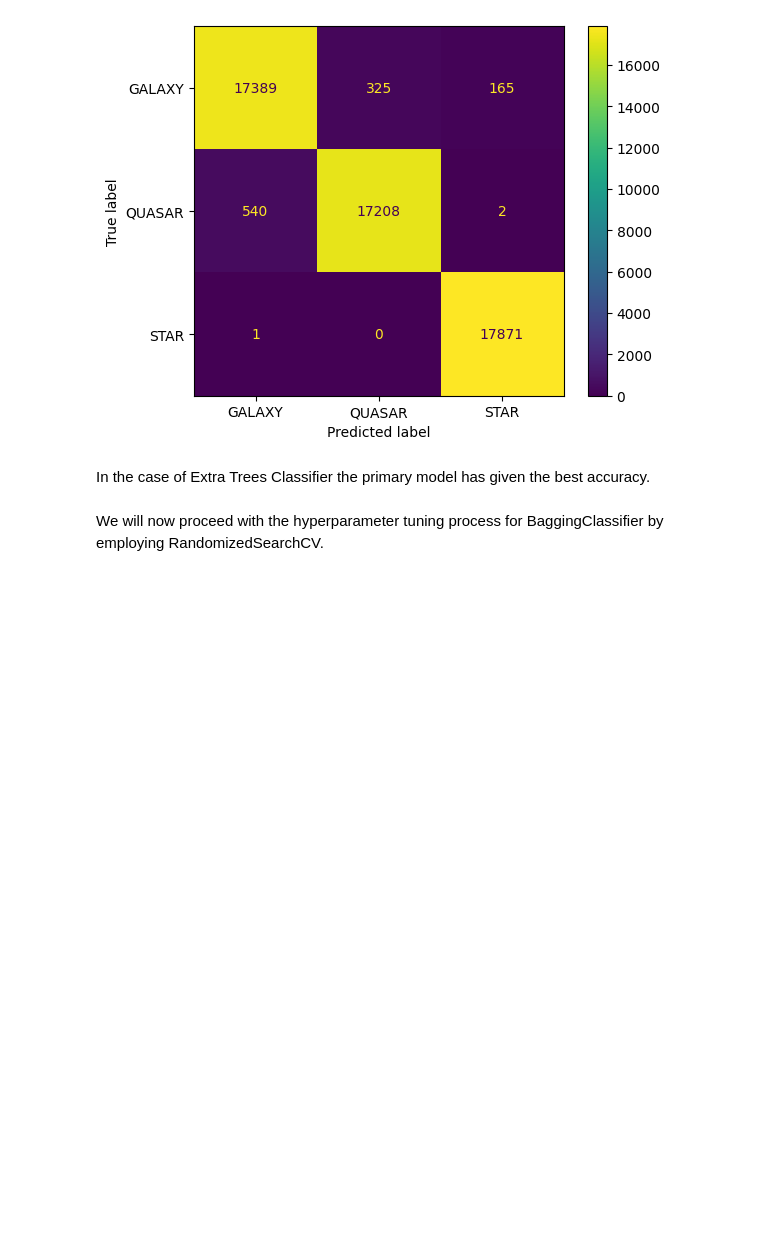
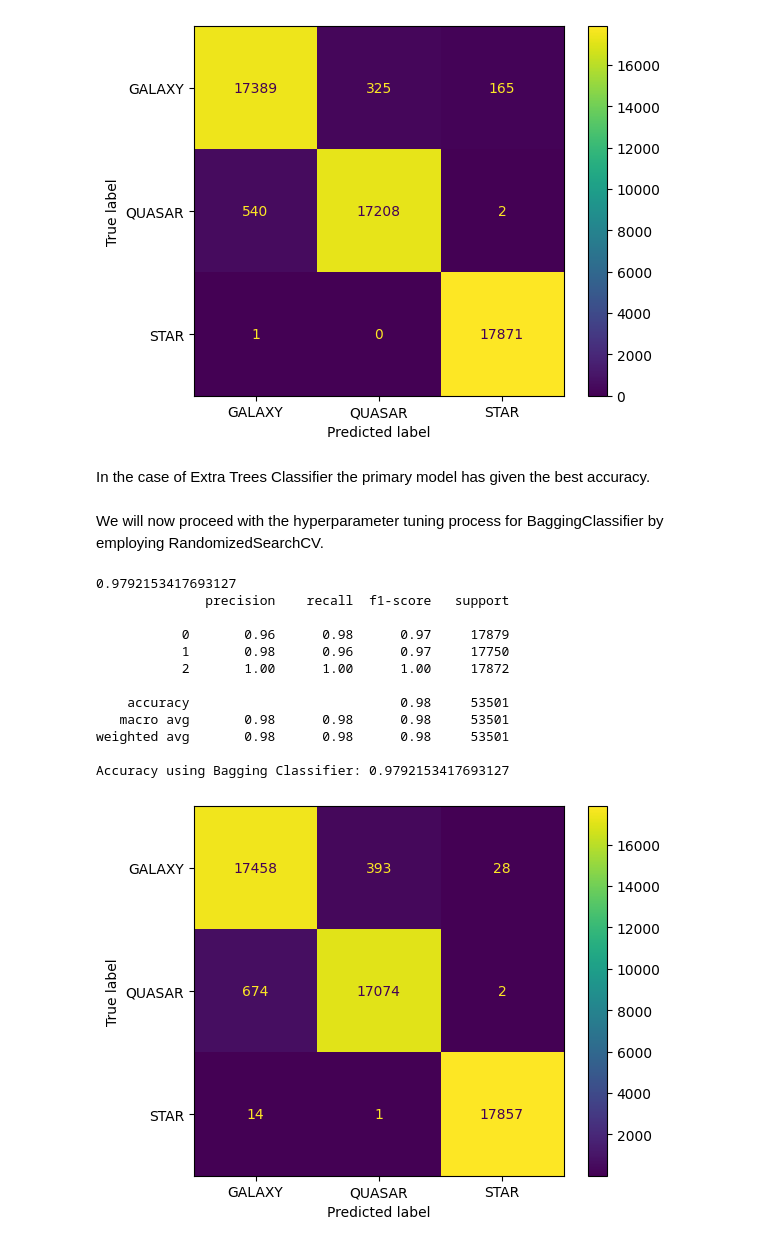
Before and after one commit to Ahmed-Estiak/stellar-classification-using-SMOTE-and-classifiers-ensemble, a Jupyter notebook: Stellar Classification (Smote, Scaled, hyperparamter tuning and ensemble).ipynb, the cells around one changed output. Drawn from its saved outputs; the diff is of its cells as text; code cells hidden in the pictures; blank space fills up the shorter version.

```diff
--- a/Stellar Classification (Smote, Scaled, hyperparamter tuning and ensemble).ipynb
+++ b/Stellar Classification (Smote, Scaled, hyperparamter tuning and ensemble).ipynb
@@ -630,3 +630,31 @@ Accuracy using Extra Trees Classifier: 0.9806919496831835
 In the case of Extra Trees Classifier the primary model has given the best accuracy.
 # %% [markdown]
 We will now proceed with the hyperparameter tuning process for BaggingClassifier by employing RandomizedSearchCV.
+# %%
+bc = BaggingClassifier(random_state=42)
+bc.fit(X_train, y_train)
+y_predict = bc.predict(X_test)
+accuracy = accuracy_score(y_test, y_predict)
+print(accuracy)
+
+ConfusionMatrixDisplay.from_predictions(y_test, y_predict,
+                                        display_labels = ['GALAXY', 'QUASAR', 'STAR'])
+
+cr1 = classification_report(y_test, y_predict)
+print(cr1)
+accuracy_bc = bc.score(X_test, y_test)
+print("Accuracy using Bagging Classifier:", accuracy_bc)
+# %% [output]
+0.9792153417693127
+              precision    recall  f1-score   support
+
+           0       0.96      0.98      0.97     17879
+           1       0.98      0.96      0.97     17750
+           2       1.00      1.00      1.00     17872
+
+    accuracy                           0.98     53501
+   macro avg       0.98      0.98      0.98     53501
+weighted avg       0.98      0.98      0.98     53501
+
+Accuracy using Bagging Classifier: 0.9792153417693127
+[figure, added]
```
Also changed, not shown: parts of 16 cells of this notebook.
